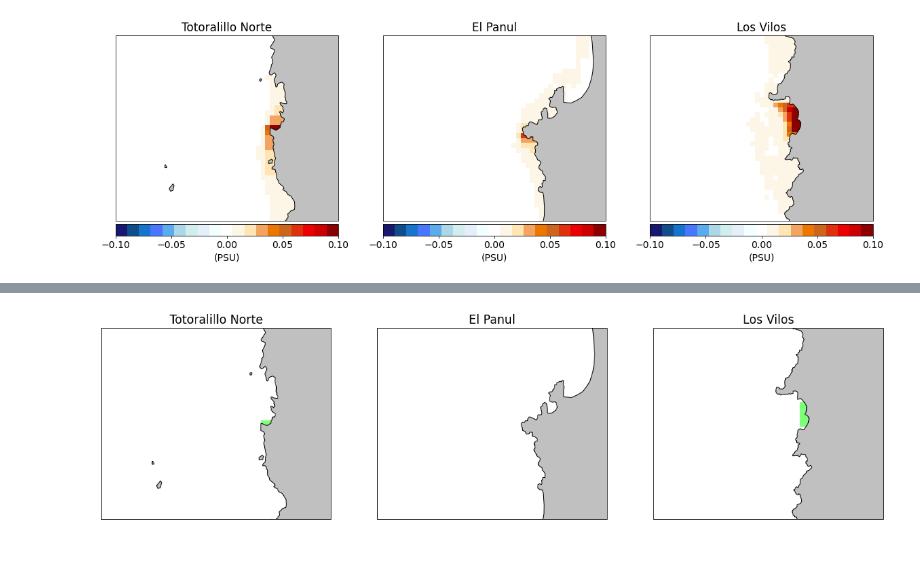
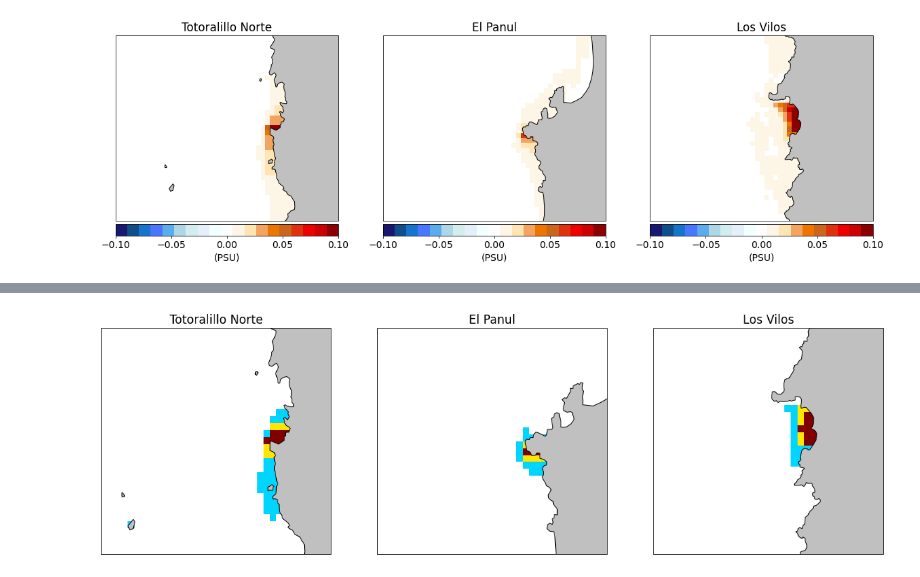
Before and after one commit to lucasglasner/CROCOSIMS, a Jupyter notebook: SIMSEQUIA/analysis_rund1.ipynb, the cells around one changed output, grey strips where cells are left out. Saved outputs shown, nothing was run; the diff lists cells and outputs as text; code cells hidden in the pictures.

```diff
--- a/SIMSEQUIA/analysis_rund1.ipynb
+++ b/SIMSEQUIA/analysis_rund1.ipynb
@@ -130,6 +144,9 @@ join
 # Interpolate coastal salinities from sigma coordinates to z coordinates
 from xgcm import Grid
 target_depths = np.arange(0,26+0.25,0.25)
+
+zcontrol_coast.coords['lon_rho'] = saltcontrol_coast.lon_rho
+zrivers_coast.coords['lon_rho']  = saltrivers_coast.lon_rho
 
 husk = Grid(saltcontrol_coast.to_dataset(name='salt'), coords={'z':{'center':'s_rho'}}, periodic=False)
 saltcontrol_coast = husk.transform(saltcontrol_coast,'z',-target_depths, target_data=zcontrol_coast, method='linear', mask_edges=False)
@@ -323,3 +340,27 @@ for i, axis in enumerate(ax.ravel()):
     axis.set_title(titles[i])
 # %% [output]
 [figure]
+# %%
+fig, ax = plt.subplots(1,3, subplot_kw={'projection':ccrs.PlateCarree()}, figsize=(20,10))
+points     = [(-29.49, 360-71.4),(-30, 360-71.45),(-31.9, 360-71.55)]
+lonoffsets = -0.25,0.20
+latoffsets = -0.30,0.30
+titles = ['Totoralillo Norte', 'El Panul', 'Los Vilos']
+for i, axis in enumerate(ax.ravel()):
+    p = points[i]
+    lonmin,lonmax=p[1]+lonoffsets[0],p[1]+lonoffsets[1]
+    latmin,latmax=p[0]+latoffsets[0],p[0]+latoffsets[1]
+    axis.set_extent([lonmin,lonmax,latmin,latmax])
+    coastline.plot(ax=axis, edgecolor='k', color='silver',zorder=2)
+    # croco_sellonlatbox(gridd1.where(gridd1.mask_rho==0),lonmin,lonmax,latmin,latmax).mask_rho.plot(ax=axis, add_colorbar=False)
+
+    x = croco_sellonlatbox(salt_control,lonmin,lonmax,latmin,latmax+0.1).mean('s_rho').ffill('xi_rho')
+    y = croco_sellonlatbox(salt_rivers,lonmin,lonmax,latmin,latmax+0.1).mean('s_rho').ffill('xi_rho')
+    bias = (y-x).quantile(0.9,'time')#>x.std('time').where(x.std('time')==x.std('time').isel(xi_rho=-1)).bfill('xi_rho')
+
+    bias.plot.pcolormesh(ax=axis, norm=mcolors.Normalize(-0.1,0.1), cmap=cmaps.hotcold_18lev,
+                         x='lon_rho', y='lat_rho', cbar_kwargs={'orientation':'horizontal',
+                                                                'pad':0.01,
+                                                                'extend':'neither',
+                                                                'label':'(PSU)'})
+    axis.set_title(titles[i])
@@ -326,28 +369,28 @@ for i, axis in enumerate(ax.ravel()):
 # %%
 fig, ax = plt.subplots(1,3, subplot_kw={'projection':ccrs.PlateCarree()}, figsize=(20,10))
 points     = [(-29.49, 360-71.4),(-30, 360-71.45),(-31.9, 360-71.55)]
-lonoffsets = -0.25,0.20
-latoffsets = -0.15,0.15
+lonoffsets = -0.18,0.15
+latoffsets = -0.13,0.13
 titles = ['Totoralillo Norte', 'El Panul', 'Los Vilos']
 gpoints = [406,341,105]
 for i, axis in enumerate(ax.ravel()):
     p = points[i]
     lonmin,lonmax=p[1]+lonoffsets[0],p[1]+lonoffsets[1]
     latmin,latmax=p[0]+latoffsets[0],p[0]+latoffsets[1]
     axis.set_extent([lonmin,lonmax,latmin,latmax])
     coastline.plot(ax=axis, edgecolor='k', color='silver',zorder=2)
 
-    x = croco_sellonlatbox(salt_control,lonmin,lonmax,latmin,latmax+0.1).mean('s_rho').ffill('xi_rho')
-    y = croco_sellonlatbox(salt_rivers,lonmin,lonmax,latmin,latmax+0.1).mean('s_rho').ffill('xi_rho')
+    x = croco_sellonlatbox(salt_control,lonmin,lonmax,latmin,latmax+0.1).isel(s_rho=0).ffill('xi_rho')
+    y = croco_sellonlatbox(salt_rivers,lonmin,lonmax,latmin,latmax+0.1).isel(s_rho=0).ffill('xi_rho')
 
-    mask0 = (y-x).quantile(0.5,'time') > 0.1/4
-    mask1 = (y-x).quantile(0.5,'time') > 0.1/2
-    mask2 = (y-x).quantile(0.5,'time') > 0.1
+    mask0 = (y-x).quantile(0.5, 'time')  > x.std('time').where(x.std('time')==x.std('time').isel(xi_rho=-1)).bfill('xi_rho')
+    mask1 = (y-x).quantile(0.75,'time')  > x.std('time').where(x.std('time')==x.std('time').isel(xi_rho=-1)).bfill('xi_rho')
+    mask2 = (y-x).quantile(0.90,'time')  > x.std('time').where(x.std('time')==x.std('time').isel(xi_rho=-1)).bfill('xi_rho')
 
     mask = mask0.astype(float)+mask1.astype(float)+mask2.astype(float)
     mask = mask.where(mask>=1)
 
-    mask.plot(ax=axis, add_colorbar=False, x='lon_rho', y='lat_rho', cmap='jet')
+    mask.plot(ax=axis, add_colorbar=False, x='lon_rho', y='lat_rho', cmap='jet', vmin=0, vmax=3)
     axis.set_title(titles[i])
 # %% [output]
-[figure, old version]
+[figure, new version]
```
Also changed, not shown: parts of 3 cells of this notebook.
